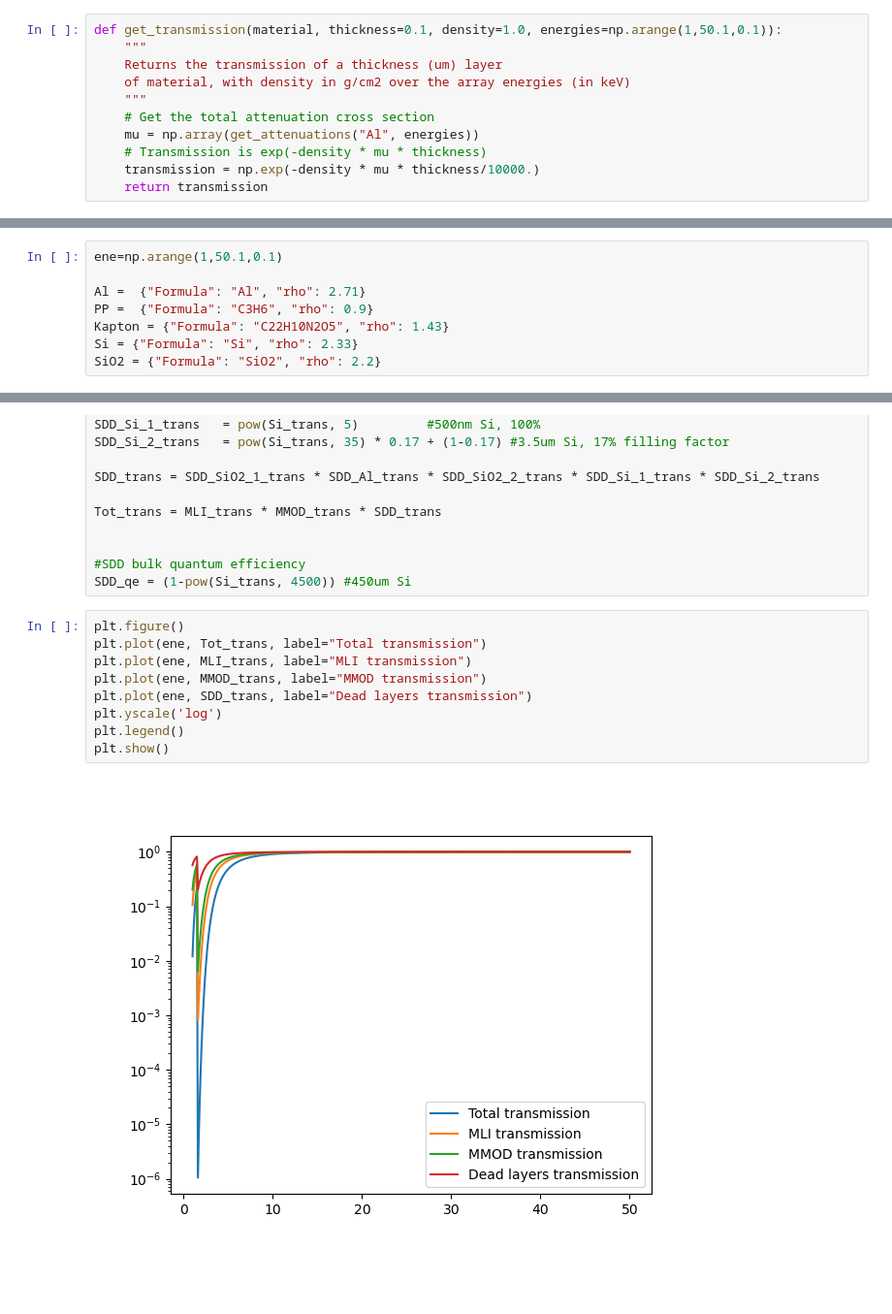
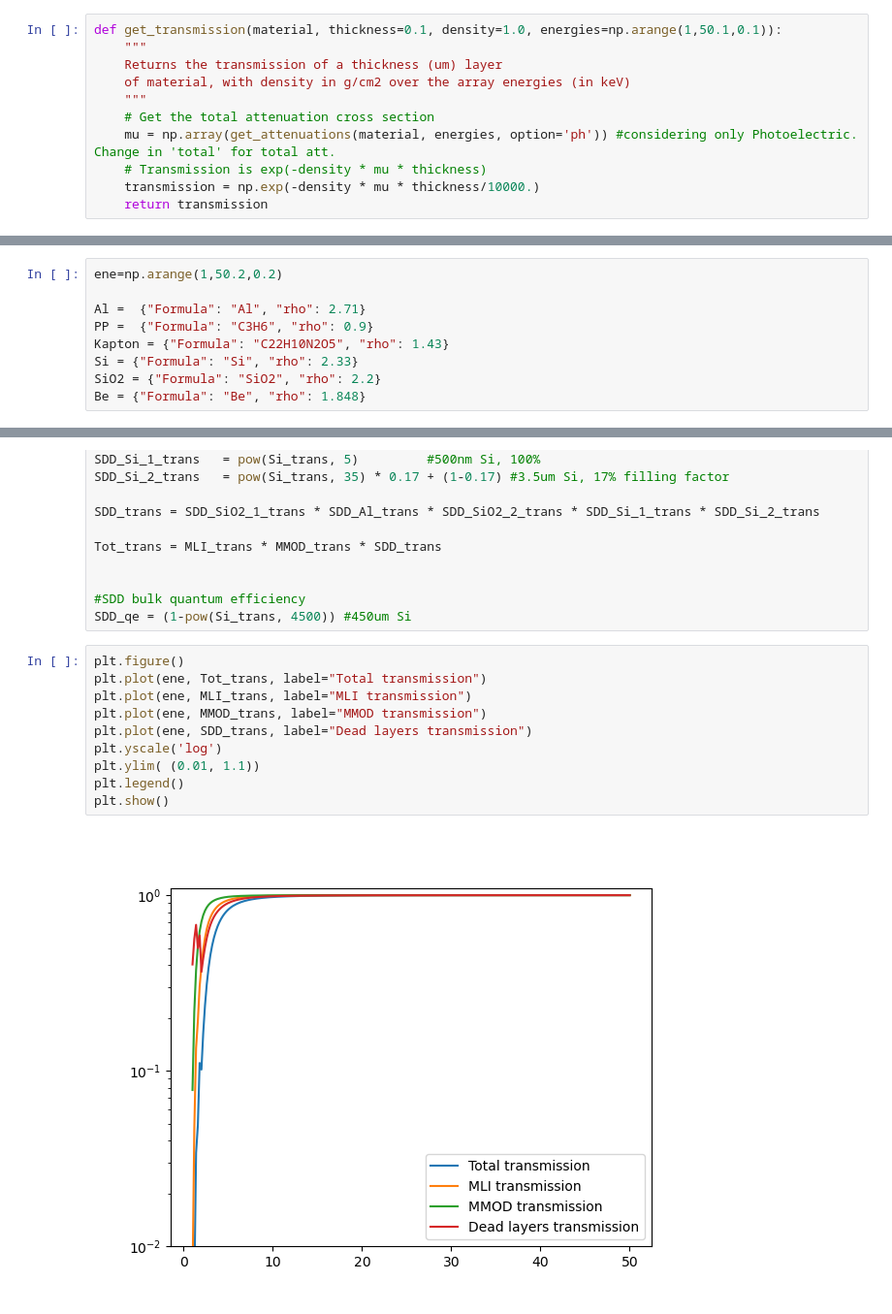
Before and after one commit to yuri-evangelista/CodedMasks, a Jupyter notebook: notebooks/arf_calculator_v2.ipynb, the cells around one changed output, grey strips where cells are left out. Shown at 97% size. Cells and saved outputs as stored; diff of their text form; blank space fills up the shorter version.

```diff
--- a/notebooks/arf_calculator_v2.ipynb
+++ b/notebooks/arf_calculator_v2.ipynb
@@ -17,7 +17,7 @@ def get_transmission(material, thickness=0.1, density=1.0, energies=np.arange(1,
 	of material, with density in g/cm2 over the array energies (in keV)
 	"""
 	# Get the total attenuation cross section
-	mu = np.array(get_attenuations("Al", energies))
+	mu = np.array(get_attenuations(material, energies, option='ph')) #considering only Photoelectric. Change in 'total' for total att.
 	# Transmission is exp(-density * mu * thickness)
 	transmission = np.exp(-density * mu * thickness/10000.)
 	return transmission
@@ -39,13 +39,14 @@ def get_transmission(material, thickness=0.1, density=1.0, energies=np.arange(1,
 # SDD bulk
 * 450 um Si
 # %%
-ene=np.arange(1,50.1,0.1)
+ene=np.arange(1,50.2,0.2)
 
 Al =  {"Formula": "Al", "rho": 2.71}
 PP =  {"Formula": "C3H6", "rho": 0.9}
 Kapton = {"Formula": "C22H10N2O5", "rho": 1.43}
 Si = {"Formula": "Si", "rho": 2.33}
 SiO2 = {"Formula": "SiO2", "rho": 2.2}
+Be = {"Formula": "Be", "rho": 1.848}
 # %%
 Al_trans     = get_transmission(Al['Formula'], 0.1, Al['rho'], ene)
 PP_trans     = get_transmission(PP['Formula'], 0.1, PP['rho'], ene)
@@ -74,14 +76,15 @@ SDD_qe = (1-pow(Si_trans, 4500)) #450um Si
 # %%
 plt.figure()
 plt.plot(ene, Tot_trans, label="Total transmission")
 plt.plot(ene, MLI_trans, label="MLI transmission")
 plt.plot(ene, MMOD_trans, label="MMOD transmission")
 plt.plot(ene, SDD_trans, label="Dead layers transmission")
 plt.yscale('log')
+plt.ylim( (0.01, 1.1))
 plt.legend()
 plt.show()
 # %% [output]
-[figure, old version]
+[figure, new version]
 # %%
 plt.figure()
 plt.plot(ene, Tot_trans * SDD_qe, label="Normalized efficiency")
```
Also changed, not shown: parts of 2 cells of this notebook.
